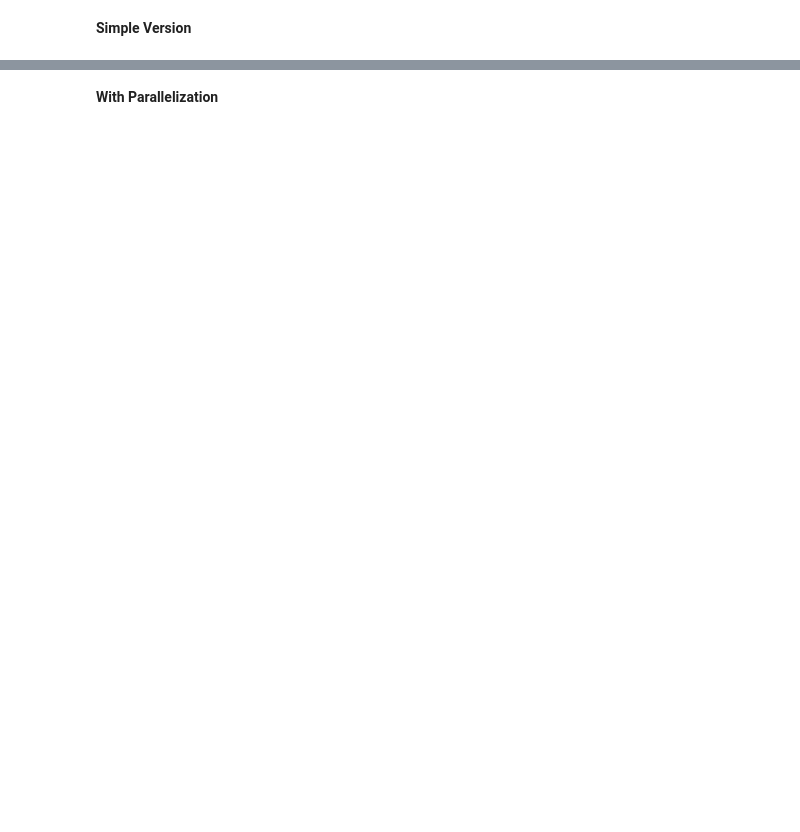
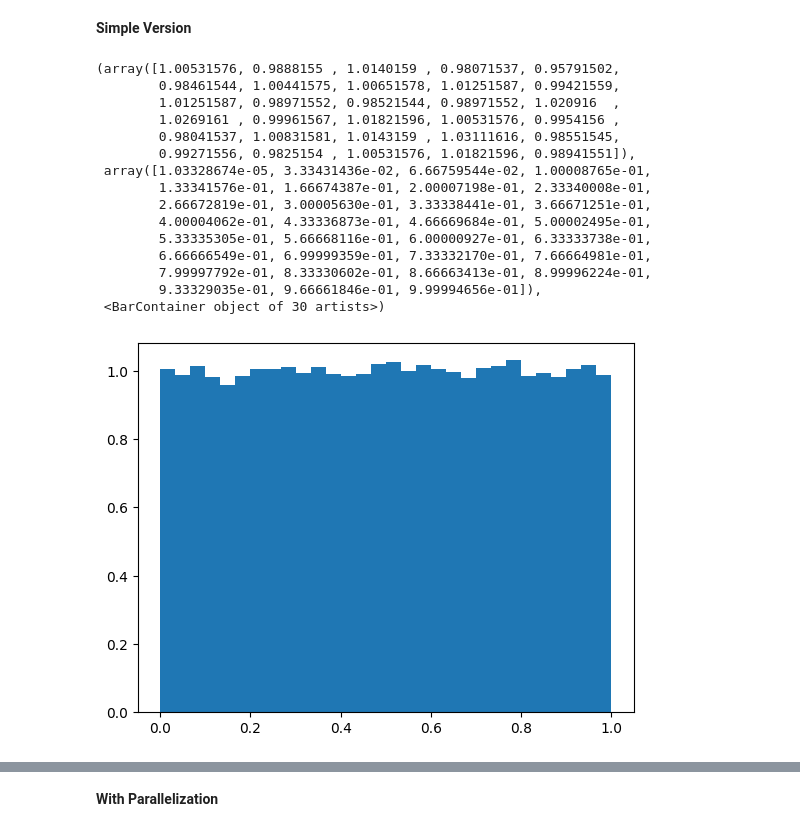
Before and after one commit to jimhalverson/COMP2025, a Jupyter notebook: hackathon/Hackathon 1 Famous Results.ipynb, the cells around one changed output, grey strips where cells are left out. Cells and saved outputs as stored; diff of their text form; code cells hidden in the pictures; blank space fills up the shorter version.

```diff
--- a/hackathon/Hackathon 1 Famous Results.ipynb
+++ b/hackathon/Hackathon 1 Famous Results.ipynb
@@ -157,2 +255,23 @@ What is the essential statement?
 # %% [markdown]
 **Simple Version**
+# %%
+test_samples = [np.random.uniform() for _ in range(100000)]
+# plot a histogram
+plt.hist(test_samples, bins=30, density=True)
+# %% [output]
+(array([1.00531576, 0.9888155 , 1.0140159 , 0.98071537, 0.95791502,
+        0.98461544, 1.00441575, 1.00651578, 1.01251587, 0.99421559,
+        1.01251587, 0.98971552, 0.98521544, 0.98971552, 1.020916  ,
+        1.0269161 , 0.99961567, 1.01821596, 1.00531576, 0.9954156 ,
+        0.98041537, 1.00831581, 1.0143159 , 1.03111616, 0.98551545,
+        0.99271556, 0.9825154 , 1.00531576, 1.01821596, 0.98941551]),
+ array([1.03328674e-05, 3.33431436e-02, 6.66759544e-02, 1.00008765e-01,
+        1.33341576e-01, 1.66674387e-01, 2.00007198e-01, 2.33340008e-01,
+        2.66672819e-01, 3.00005630e-01, 3.33338441e-01, 3.66671251e-01,
+        4.00004062e-01, 4.33336873e-01, 4.66669684e-01, 5.00002495e-01,
+        5.33335305e-01, 5.66668116e-01, 6.00000927e-01, 6.33333738e-01,
+        6.66666549e-01, 6.99999359e-01, 7.33332170e-01, 7.66664981e-01,
+        7.99997792e-01, 8.33330602e-01, 8.66663413e-01, 8.99996224e-01,
+        9.33329035e-01, 9.66661846e-01, 9.99994656e-01]),
+ <BarContainer object of 30 artists>)
+[figure, added]
```
Also changed, not shown: parts of 10 cells of this notebook.
